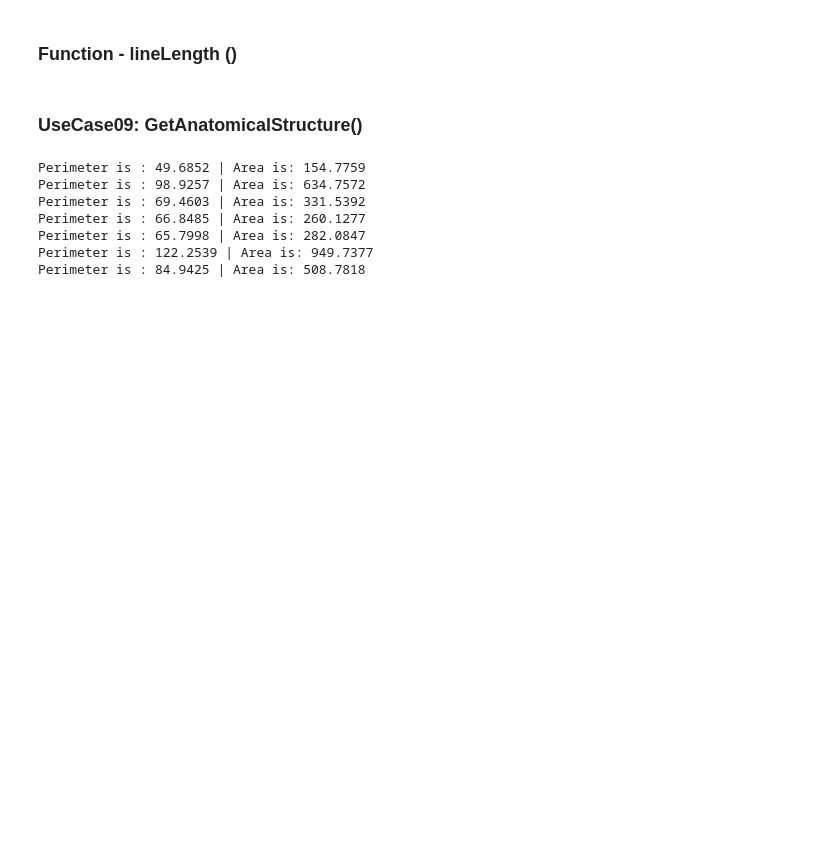
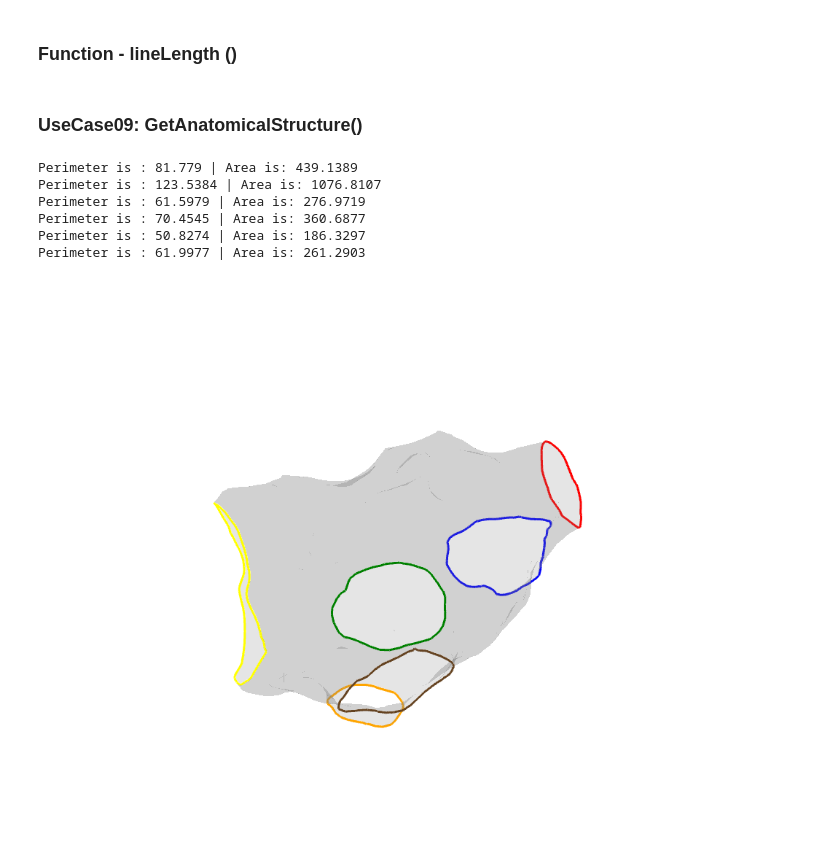
Before and after one commit to openep/openep-py, a Jupyter notebook: examples/Openep_visualisation.ipynb, the cells around one changed output. Saved outputs shown, nothing was run; the diff lists cells and outputs as text; code cells hidden in the pictures; blank space fills up the shorter version.

Commit message:
feat: #44 implemented drawFreeBoundaries, #38 plot in getanatomicalstructures() implemented

```diff
--- a/examples/Openep_visualisation.ipynb
+++ b/examples/Openep_visualisation.ipynb
@@ -122,5 +97,5 @@ print(faces)
 # %%
-filename = '/home/jra21/work/source/repos/opep/examples/data/new_dataset_2.mat'
+filename = '/home/jra21/work/source/repos/opep/examples/data/new_dataset_1.mat'
 ep_case = openep_io.load_case(filename)
 # %% [markdown]
 ### Get WIndow Of Interest
@@ -197,8 +224,10 @@ def lineLength(h):
 ### UseCase09: GetAnatomicalStructure()
 # %%
 import trimesh as tm
+from openep import draw_routines as draw
 
-def getAnatomicalStructures(mesh_case, *args):
+
+def getAnatomicalStructures(mesh_case, plot, **kwargs):
 
     '''
     GETANATOMICALSTRUCTURES Returns the free boundaries (anatomical
@@ -232,6 +261,7 @@ def getAnatomicalStructures(mesh_case, *args):
     a = []
     dist = []
     l = []
+
 
     pts = mesh_case.nodes
     face = mesh_case.indices.astype(int)
@@ -299,15 +329,33 @@ def getAnatomicalStructures(mesh_case, *args):
         l.append(round(lineLen,4))
         print('Perimeter is :',l[i],'| Area is:',a[i])
 
+    if plot:
+        col = ['blue','yellow','green','red','orange','brown','magenta']
+        fb_width = 3
+        mesh_surf = [0.5,0.5,0.5]
+        p = drawFreeBoundaries(mesh_case=ep_case,
+                               fb_points=freeboundary_points,
+                               fb_col = col,
+                               fb_width = fb_width,
+                               mesh_surf_color = mesh_surf,
+                               opacity = 0.2,
+                               smooth_shading= True,
+                               use_transparency=False,
+                               lighting=False,
+                               **kwargs)
+
+    p.background_color='White'
+    p.show()
+
 
     return {'FreeboundaryPoints':freeboundary_points,'Lengths':l, 'Area':a, 'tr':tr}
 # %%
-fbp = getAnatomicalStructures(ep_case)
+fbp = getAnatomicalStructures(ep_case,plot=True)
 # %% [output]
-Perimeter is : 49.6852 | Area is: 154.7759
-Perimeter is : 98.9257 | Area is: 634.7572
-Perimeter is : 69.4603 | Area is: 331.5392
-Perimeter is : 66.8485 | Area is: 260.1277
-Perimeter is : 65.7998 | Area is: 282.0847
-Perimeter is : 122.2539 | Area is: 949.7377
-Perimeter is : 84.9425 | Area is: 508.7818
+Perimeter is : 81.779 | Area is: 439.1389
+Perimeter is : 123.5384 | Area is: 1076.8107
+Perimeter is : 61.5979 | Area is: 276.9719
+Perimeter is : 70.4545 | Area is: 360.6877
+Perimeter is : 50.8274 | Area is: 186.3297
+Perimeter is : 61.9977 | Area is: 261.2903
+[figure, added]
```
Also changed, not shown: parts of 6 cells of this notebook.
